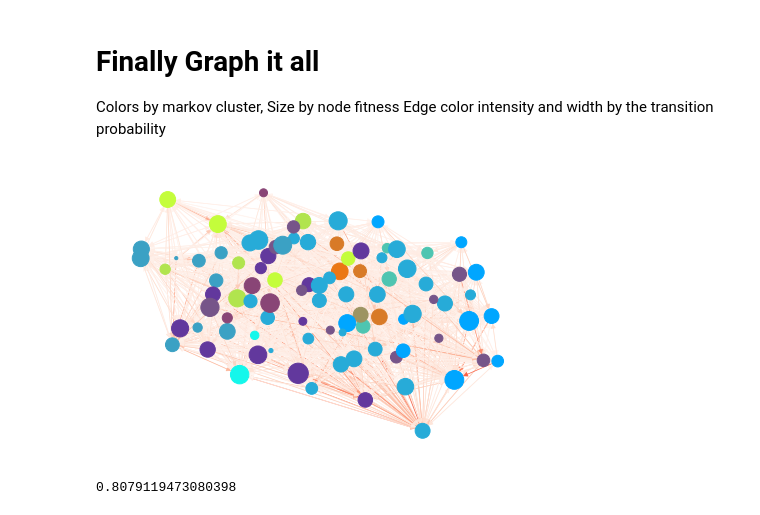
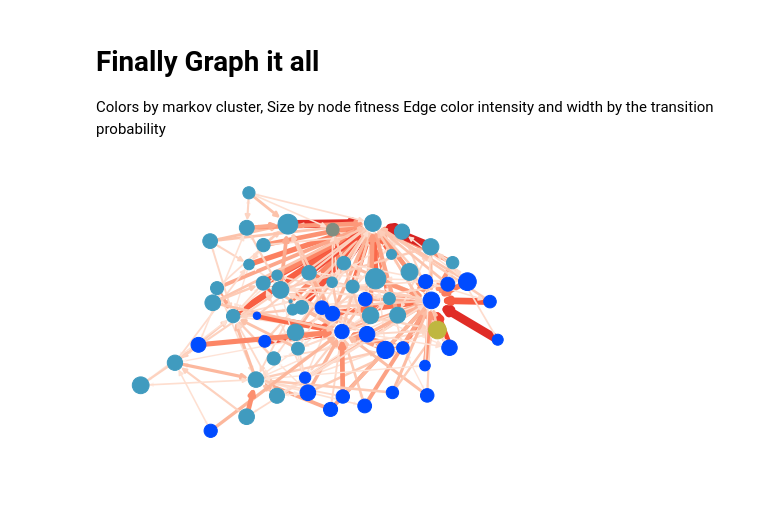
Before and after one commit to adrianapaza/NBA-NKC, a Jupyter notebook: ComputationalModels/Draw_Colored_Graphs.ipynb, the cells around one changed output. Saved outputs shown, nothing was run; the diff lists cells and outputs as text; code cells hidden in the pictures.

```diff
--- a/ComputationalModels/Draw_Colored_Graphs.ipynb
+++ b/ComputationalModels/Draw_Colored_Graphs.ipynb
@@ -17,7 +17,7 @@ from Landscapes import *
 import networkx as nx
 # %%
 #load in transition matrix
-df_transition = pd.read_csv('N-10_K=9_I=6.csv')
+df_transition = pd.read_csv('N-10_K1=3_K2=9_I=20.csv')
 df_transition = df_transition.set_index('Unnamed: 0')#reset index
 Mat = Markov_Clustering(df_transition)
 MarkClsuMatrix = nx.from_numpy_matrix(Mat) #convert to adjacency matrix undirected
@@ -28,7 +28,7 @@ We set noze size by fitness, then color by markov cluster, then set edge weights
 #Set Node attributes by fitness here
 
 ##get the mapping
-df_map = pd.read_csv('N-10_K=9_I=6_mapping.csv')
+df_map = pd.read_csv('N-10_K1=3_K2=9_I=20_mapping.csv')
 #restrict it to maximas
 df_map_restricted = df_map[df_map.Maxima==1]
 #Get the  minima and maxima of the peak fitness to pass values for later colors
@@ -74,6 +77,6 @@ for comp in Components:
 # %%
 #Create a directed graph of the transition matrix
-NewDF = df_transition[df_transition.div(df_transition.sum(axis=1), axis=0)>1/(len(df_transition))]
+NewDF = df_transition[df_transition.div(df_transition.sum(axis=1), axis=0)>5/(len(df_transition))]
 NewDF = NewDF.fillna(0) #replace nas with zeros
 
 #set node size based upon some scaling of the fitness
@@ -116,13 +101,9 @@ Edge color intensity and width by the transition probability
 # %%
 ##Fi
 pos = nx.spring_layout(DiGraph_Transition) #set spring layout
 nx.draw(DiGraph_Transition, pos, node_color=cluster_color_map,
         edgelist=edges, edge_color=weights,
-        width=d['weight']**2, edge_cmap=plt.cm.Reds,
+        width=weights*2, edge_cmap=plt.cm.Reds,
        node_size = list(Size_Fit_Mapping),with_labels=False)
 # %% [output]
-[figure, old version]
+[figure, new version]
-# %%
-d['weight']
-# %% [output]
-0.8079119473080398
```
Also changed, not shown: parts of 3 cells of this notebook.
